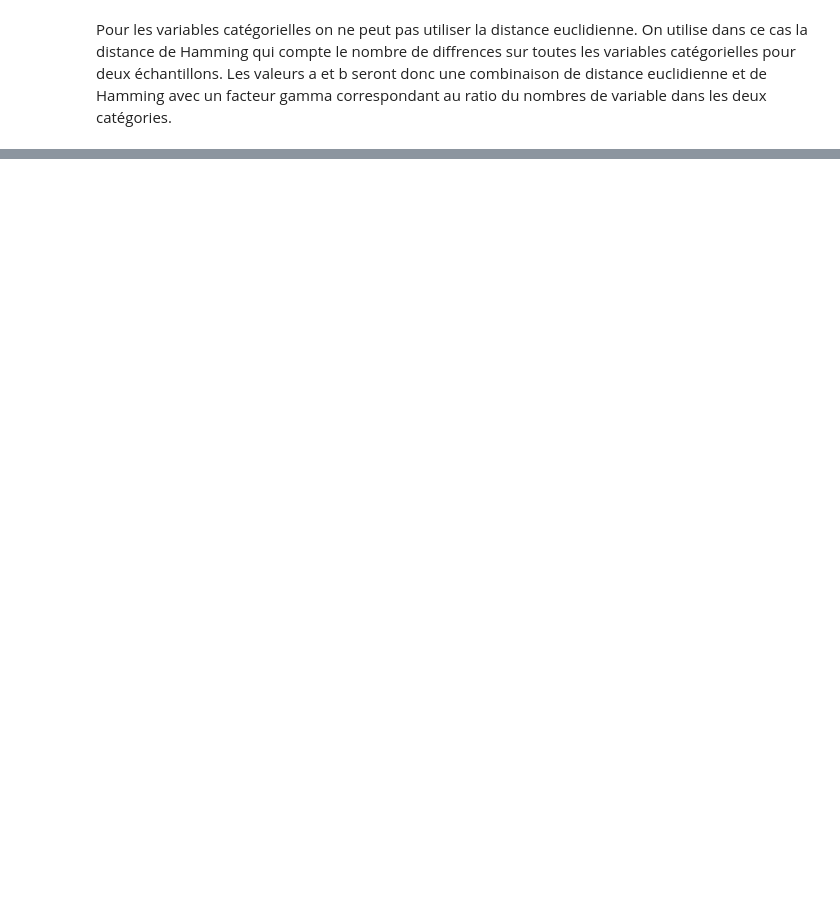
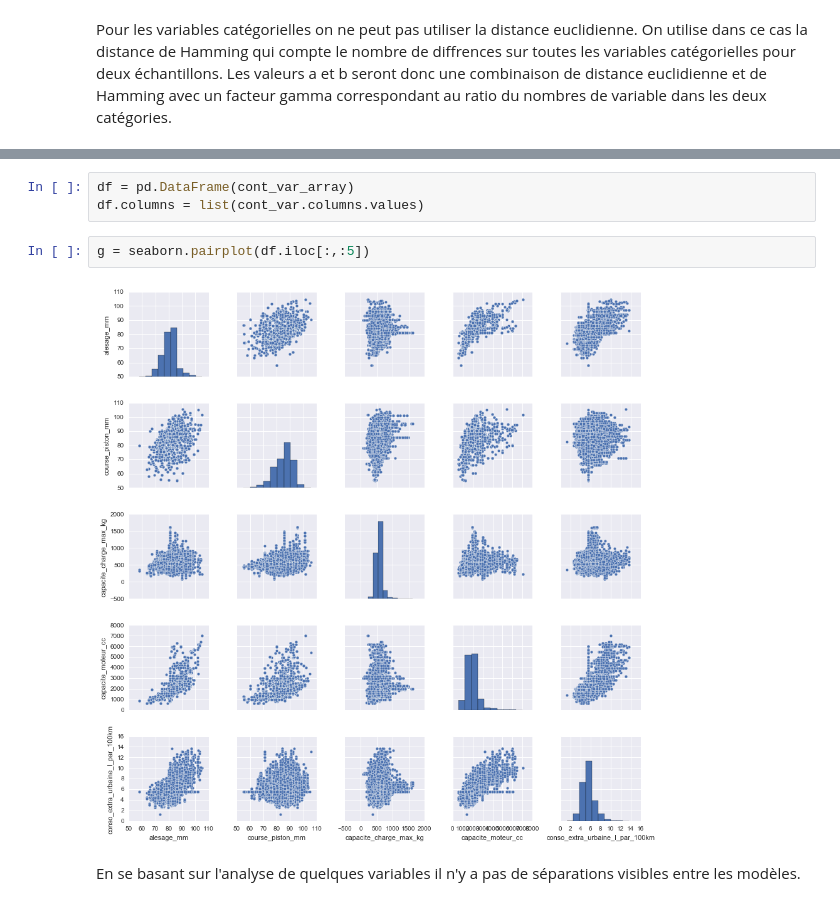
Before and after one commit to mgirardot/DataScienceChallenges, a Jupyter notebook: Data Science Challenge 1(part 3).ipynb, the cells around one changed output, grey strips where cells are left out. Cells and saved outputs as stored; diff of their text form; blank space fills up the shorter version.

```diff
--- a/Data Science Challenge 1(part 3).ipynb
+++ b/Data Science Challenge 1(part 3).ipynb
@@ -83,0 +199,9 @@ array([1, 2, 0, 1, 0, 1, 1, 1, 1, 1])
+# %%
+df = pd.DataFrame(cont_var_array)
+df.columns = list(cont_var.columns.values)
+# %%
+g = seaborn.pairplot(df.iloc[:,:5])
+# %% [output]
+[figure, added]
+# %% [markdown]
+En se basant sur l'analyse de quelques variables il n'y a pas de séparations visibles entre les modèles.
```
Also changed, not shown: parts of 29 cells of this notebook.
